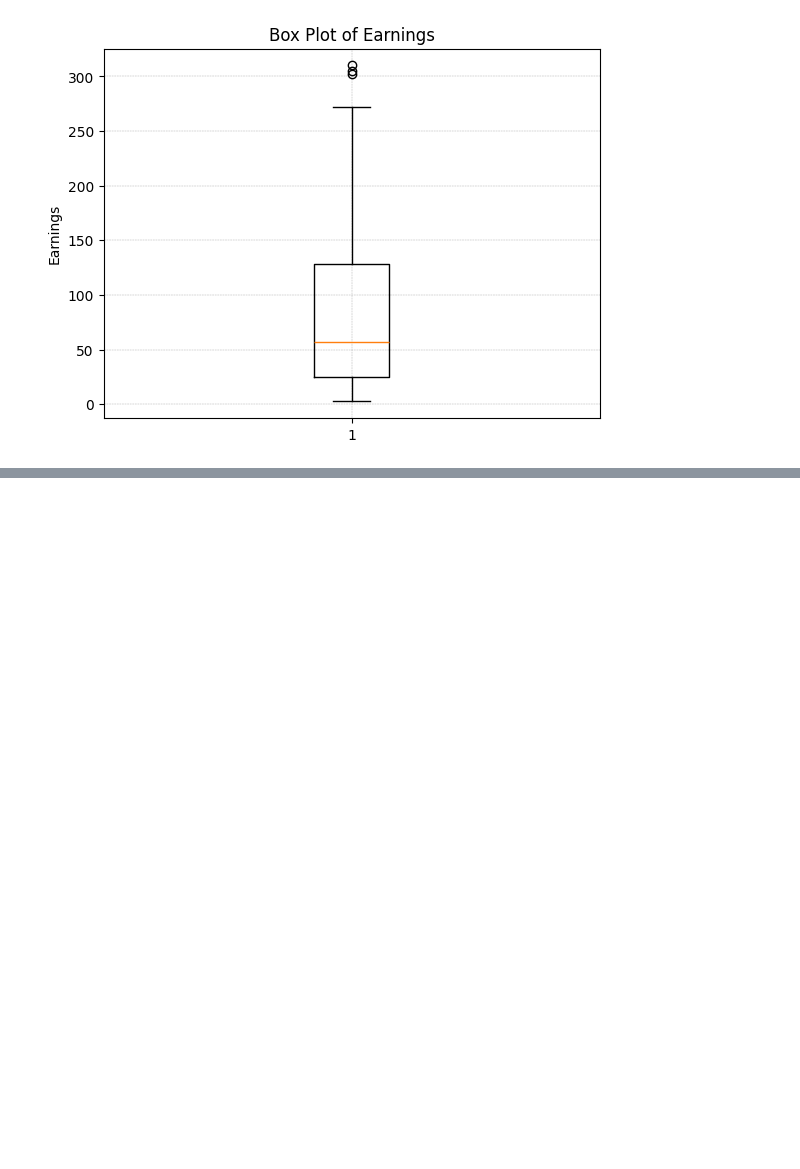
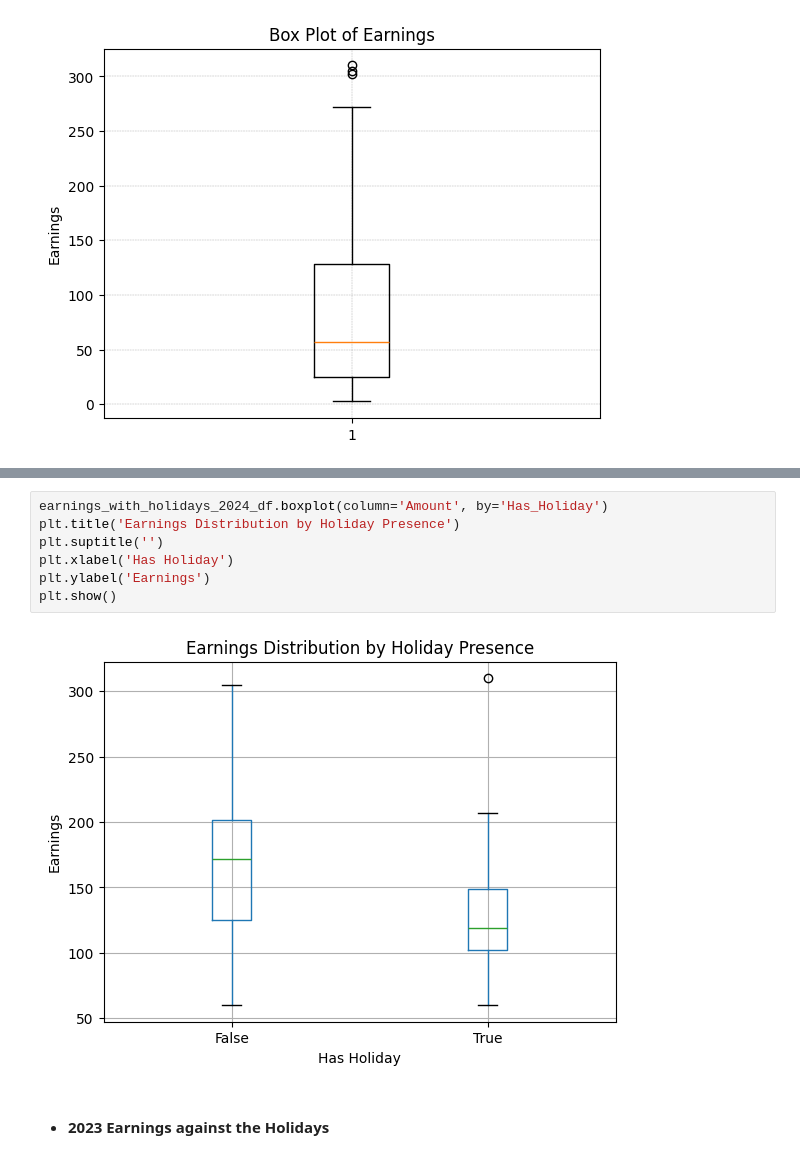
Before and after one commit to randy-kip/freelance-prediction, a Jupyter notebook: notebooks/01_data_exploration.ipynb, the cells around one changed output, grey strips where cells are left out. Saved outputs shown, nothing was run; the diff lists cells and outputs as text; blank space fills up the shorter version.

```diff
--- a/notebooks/01_data_exploration.ipynb
+++ b/notebooks/01_data_exploration.ipynb
@@ -221 +282,12 @@ plt.show()
+# %%
+earnings_with_holidays_2024_df.boxplot(column='Amount', by='Has_Holiday')
+plt.title('Earnings Distribution by Holiday Presence')
+plt.suptitle('')
+plt.xlabel('Has Holiday')
+plt.ylabel('Earnings')
+plt.show()
+# %% [output]
+[figure, added]
+# %% [markdown]
+- #### 2023 Earnings against the Holidays
 # %%
```
Also changed, not shown: parts of 16 cells of this notebook.
